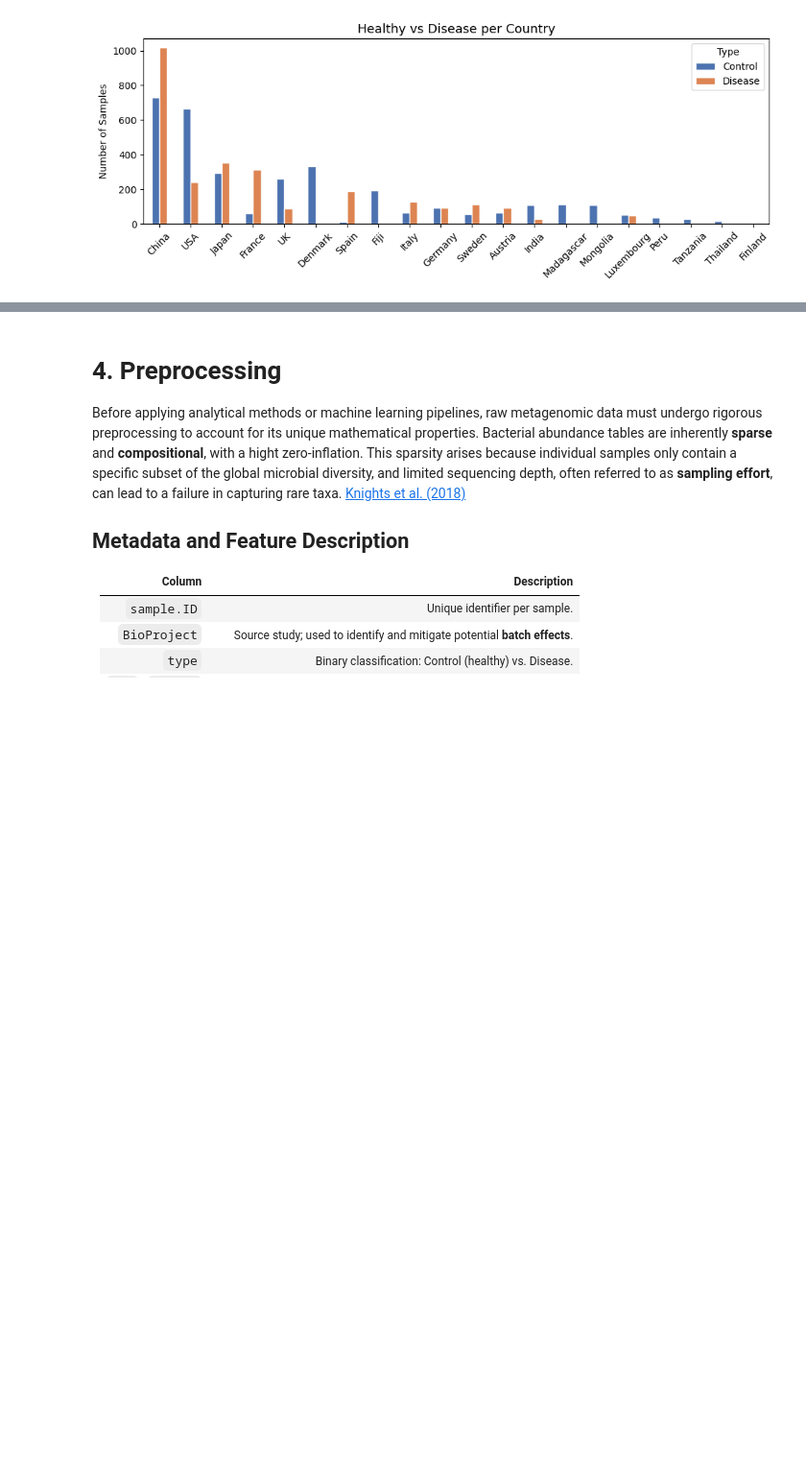
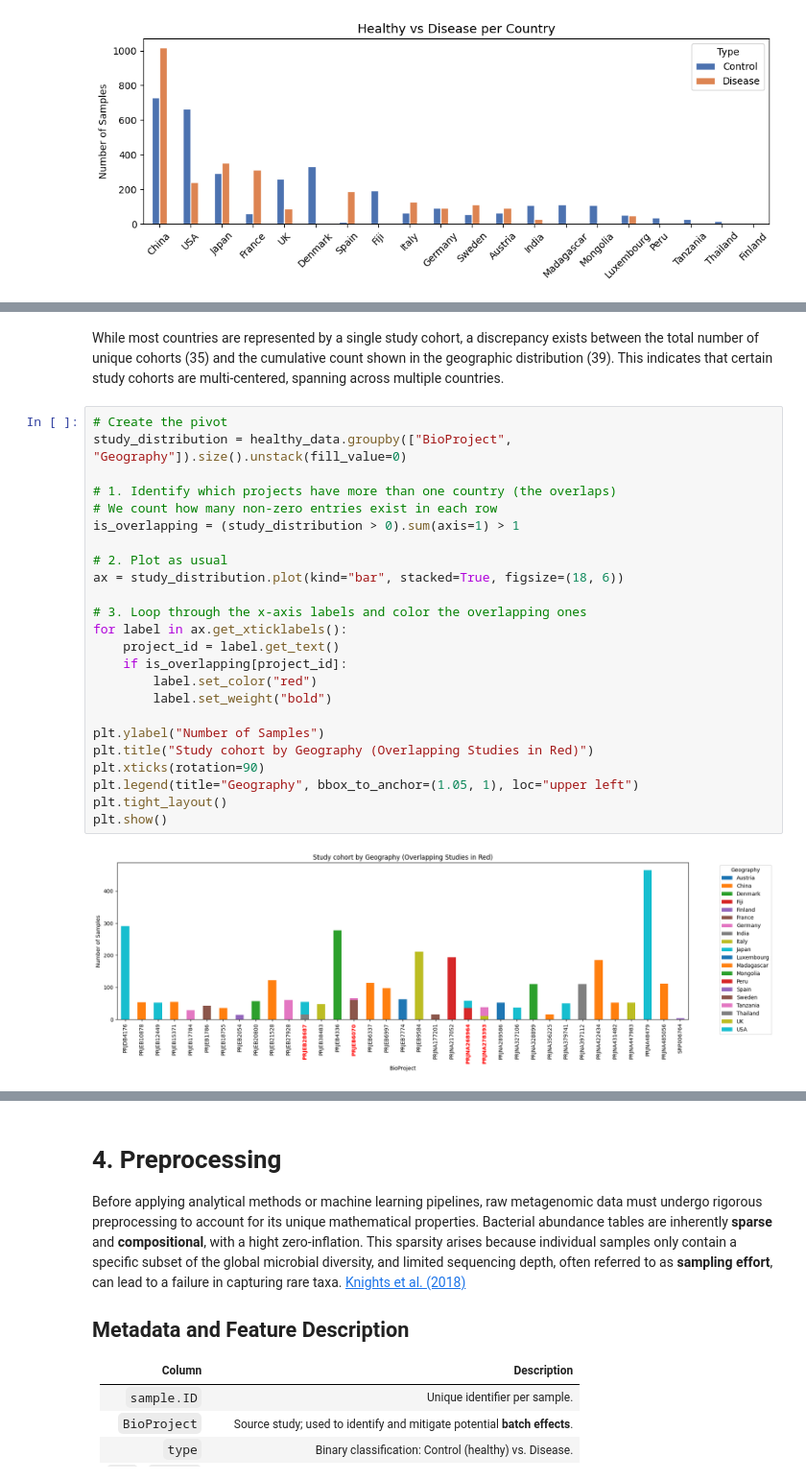
Before and after one commit to dafi03/PA1_repo, a Jupyter notebook: notebook/goodbad_PA1_dfi_ajbi.ipynb, the cells around one changed output, grey strips where cells are left out. Shown at 96% size. Drawn from its saved outputs; the diff is of its cells as text; blank space fills up the shorter version.

```diff
--- a/notebook/goodbad_PA1_dfi_ajbi.ipynb
+++ b/notebook/goodbad_PA1_dfi_ajbi.ipynb
@@ -106,0 +129,28 @@ plt.show()
+# %% [markdown]
+While most countries are represented by a single study cohort, a discrepancy exists between the total number of unique cohorts (35) and the cumulative count shown in the geographic distribution (39). This indicates that certain study cohorts are multi-centered, spanning across multiple countries.
+# %%
+# Create the pivot
+study_distribution = healthy_data.groupby(["BioProject", "Geography"]).size().unstack(fill_value=0)
+
+# 1. Identify which projects have more than one country (the overlaps)
+# We count how many non-zero entries exist in each row
+is_overlapping = (study_distribution > 0).sum(axis=1) > 1
+
+# 2. Plot as usual
+ax = study_distribution.plot(kind="bar", stacked=True, figsize=(18, 6))
+
+# 3. Loop through the x-axis labels and color the overlapping ones
+for label in ax.get_xticklabels():
+    project_id = label.get_text()
+    if is_overlapping[project_id]:
+        label.set_color("red")
+        label.set_weight("bold")
+
+plt.ylabel("Number of Samples")
+plt.title("Study cohort by Geography (Overlapping Studies in Red)")
+plt.xticks(rotation=90)
+plt.legend(title="Geography", bbox_to_anchor=(1.05, 1), loc="upper left")
+plt.tight_layout()
+plt.show()
+# %% [output]
+[figure, added]
```
Also changed, not shown: parts of 17 cells of this notebook.
